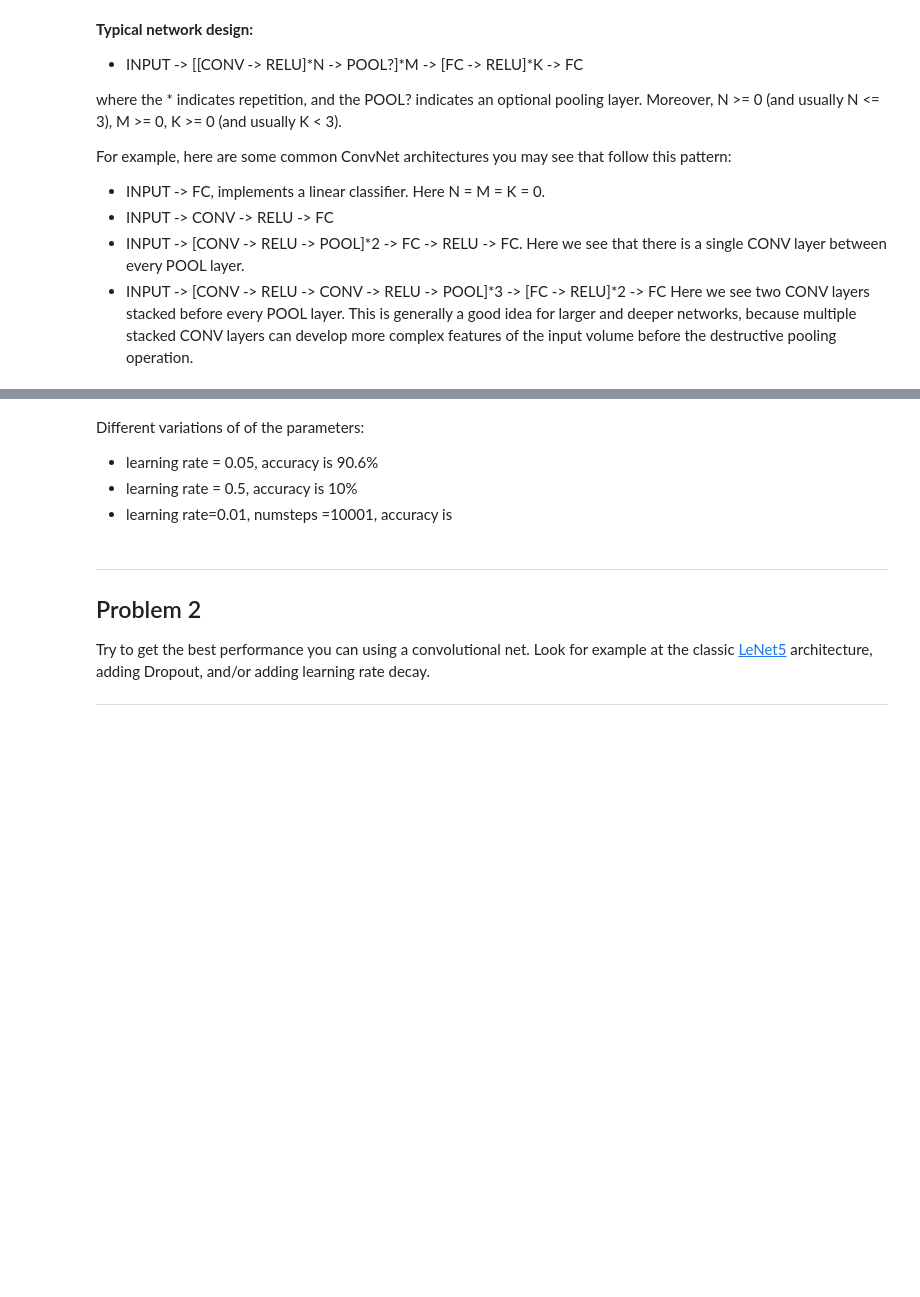
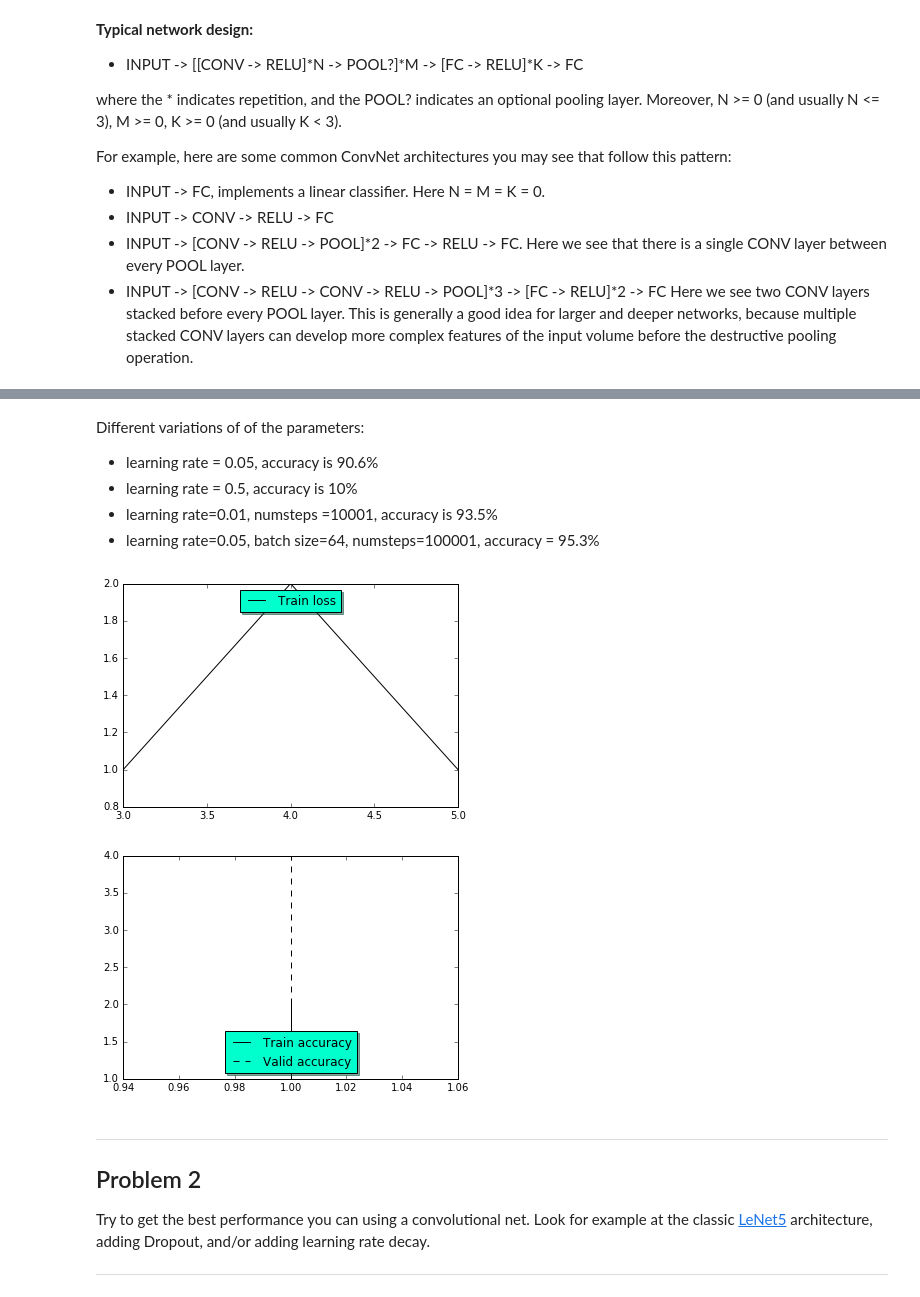
Before and after one commit to vdabravolski/machine-learning, a Jupyter notebook: projects/deep_learning/4_convolutions.ipynb, the cells around one changed output, grey strips where cells are left out. Cells and saved outputs as stored; diff of their text form; code cells hidden in the pictures; blank space fills up the shorter version.

```diff
--- a/projects/deep_learning/4_convolutions.ipynb
+++ b/projects/deep_learning/4_convolutions.ipynb
@@ -343,7 +344,81 @@ Test accuracy: 93.5%
 Different variations of of the parameters:
 - learning rate = 0.05, accuracy is 90.6%
 - learning rate = 0.5, accuracy is 10%
-- learning rate=0.01, numsteps =10001, accuracy is
+- learning rate=0.01, numsteps =10001, accuracy is 93.5%
+- learning rate=0.05, batch size=64, numsteps=100001, accuracy = 95.3%
+# %%
+# A set of functions for baby-sitting of NN learning.
+import matplotlib.pyplot as plt
+%matplotlib inline
+
+class learningCurve:
+
+    def __init__(self):
+        #accumulator for accuracy data
+        self.acc_data = {}
+        self.acc_data["train_accuracy"]=[]
+        self.acc_data["valid_accuracy"]=[]
+        self.acc_data["epoch"]=[]
+        self.acc_data["iteration"]=[]
+
+        #accumulator for loss data
+        self.loss_data={}
+        self.loss_data["loss"]=[]
+        self.loss_data["epoch"]=[]
+        self.loss_data["iteration"]=[]
+
+    def append_accuracy(self,train_accuracy,valid_accuracy,epoch,iteration):
+        self.acc_data["train_accuracy"].append(train_accuracy)
+        self.acc_data["valid_accuracy"].append(valid_accuracy)
+        self.acc_data["epoch"].append(epoch)
+        self.acc_data["iteration"].append(iteration)
+
+    def append_loss(self,loss,epoch,iteration):
+        self.loss_data["loss"].append(loss)
+        self.loss_data["epoch"].append(epoch)
+        self.loss_data["iteration"].append(iteration)
+
+
+    def plot_accuracy_curve(self,print_train=True,print_valid=True):
+        # Create plots with pre-defined labels.
+        if print_train:
+            plt.plot(self.acc_data["iteration"], self.acc_data["train_accuracy"], 'k', label='Train accuracy')
+
+        if print_valid:
+            plt.plot(self.acc_data["iteration"], self.acc_data["valid_accuracy"], 'k--',  label='Valid accuracy')
+
+
+        legend = plt.legend(loc='lower center', shadow=True, fontsize='large')
+        legend.get_frame().set_facecolor('#00FFCC')
+
+        plt.show()
+
+    def plot_loss_curve(self):
+        plt.plot(self.loss_data["iteration"], self.loss_data["loss"], 'k', label='Train loss')
+        legend = plt.legend(loc='upper center', shadow=True, fontsize='large')
+        legend.get_frame().set_facecolor('#00FFCC')
+
+        plt.show()
+
+    def clear_all(self):
+        self.acc_data={}
+        self.loss_data={}
+
+
+
+lc_test=learningCurve()
+lc_test.append_loss(1.0,2.0,3.0)
+lc_test.append_loss(2.0,3.0,4.0)
+lc_test.append_loss(1.0,4.0,5.0)
+lc_test.plot_loss_curve()
+
+lc_test.append_accuracy(1.0,2.0,3.0,1.0)
+lc_test.append_accuracy(2.0,3.0,4.0,1.0)
+lc_test.append_accuracy(1.0,4.0,5.0,1.0)
+lc_test.plot_accuracy_curve()
+# %% [output]
+[figure, added]
+[figure, added]
 # %% [markdown]
 ---
 Problem 2
```
Also changed, not shown: parts of 2 cells of this notebook.
